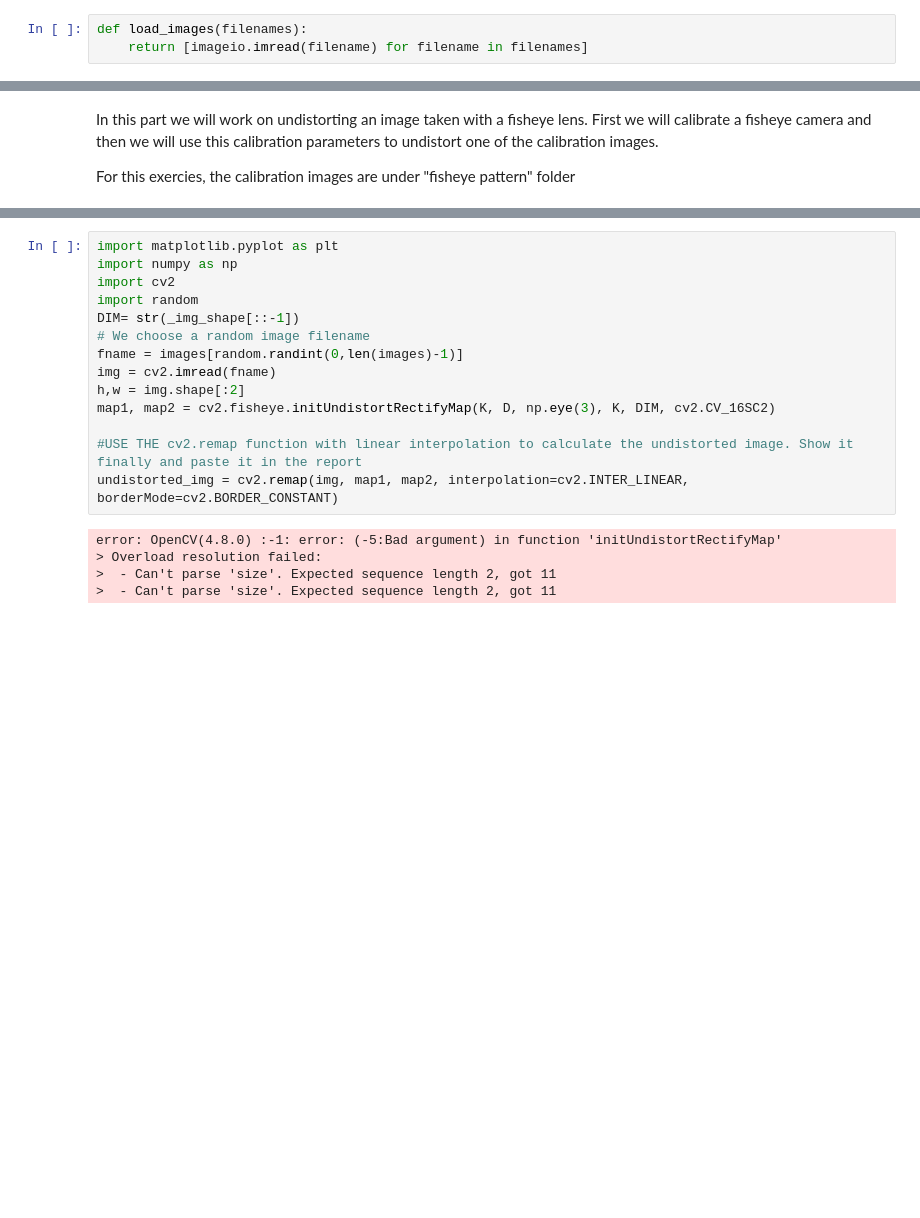
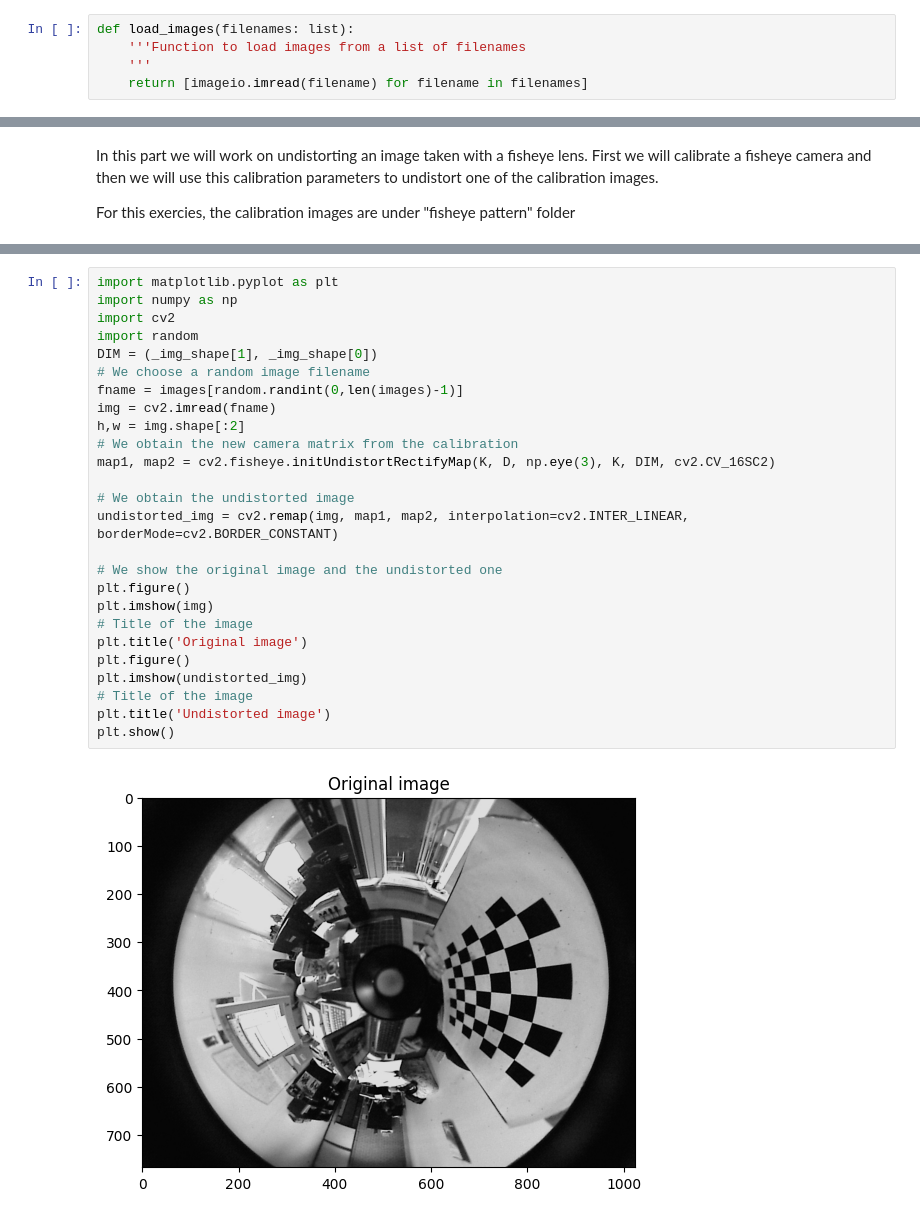
Before and after one commit to Javirios03/Vision_Ordenador, a Jupyter notebook: 1 - Calibración de Cámaras/practica1-calibracion to-do.ipynb, the cells around one changed output, grey strips where cells are left out. Saved outputs shown, nothing was run; the diff lists cells and outputs as text; blank space fills up the shorter version.

```diff
--- a/1 - Calibración de Cámaras/practica1-calibracion to-do.ipynb
+++ b/1 - Calibración de Cámaras/practica1-calibracion to-do.ipynb
@@ -17,6 +16,8 @@ import matplotlib.pyplot as plt
 
 from pprint import pprint as pp
 # %%
-def load_images(filenames):
+def load_images(filenames: list):
+    '''Function to load images from a list of filenames
+    '''
     return [imageio.imread(filename) for filename in filenames]
 # %%
@@ -404,19 +378,28 @@ D=np.array([[0.07733496705131054], [0.014851573654553541], [0.023482806175532746
 # %%
 import matplotlib.pyplot as plt
 import numpy as np
 import cv2
 import random
-DIM= str(_img_shape[::-1])
+DIM = (_img_shape[1], _img_shape[0])
 # We choose a random image filename
 fname = images[random.randint(0,len(images)-1)]
 img = cv2.imread(fname)
 h,w = img.shape[:2]
+# We obtain the new camera matrix from the calibration
 map1, map2 = cv2.fisheye.initUndistortRectifyMap(K, D, np.eye(3), K, DIM, cv2.CV_16SC2)
 
-#USE THE cv2.remap function with linear interpolation to calculate the undistorted image. Show it finally and paste it in the report
+# We obtain the undistorted image
 undistorted_img = cv2.remap(img, map1, map2, interpolation=cv2.INTER_LINEAR, borderMode=cv2.BORDER_CONSTANT)
+
+# We show the original image and the undistorted one
+plt.figure()
+plt.imshow(img)
+# Title of the image
+plt.title('Original image')
+plt.figure()
+plt.imshow(undistorted_img)
+# Title of the image
+plt.title('Undistorted image')
+plt.show()
 # %% [output]
-error: OpenCV(4.8.0) :-1: error: (-5:Bad argument) in function 'initUndistortRectifyMap'
-> Overload resolution failed:
->  - Can't parse 'size'. Expected sequence length 2, got 11
->  - Can't parse 'size'. Expected sequence length 2, got 11
+[figure, added]
```
Also changed, not shown: parts of 12 cells of this notebook, 3 other files.
